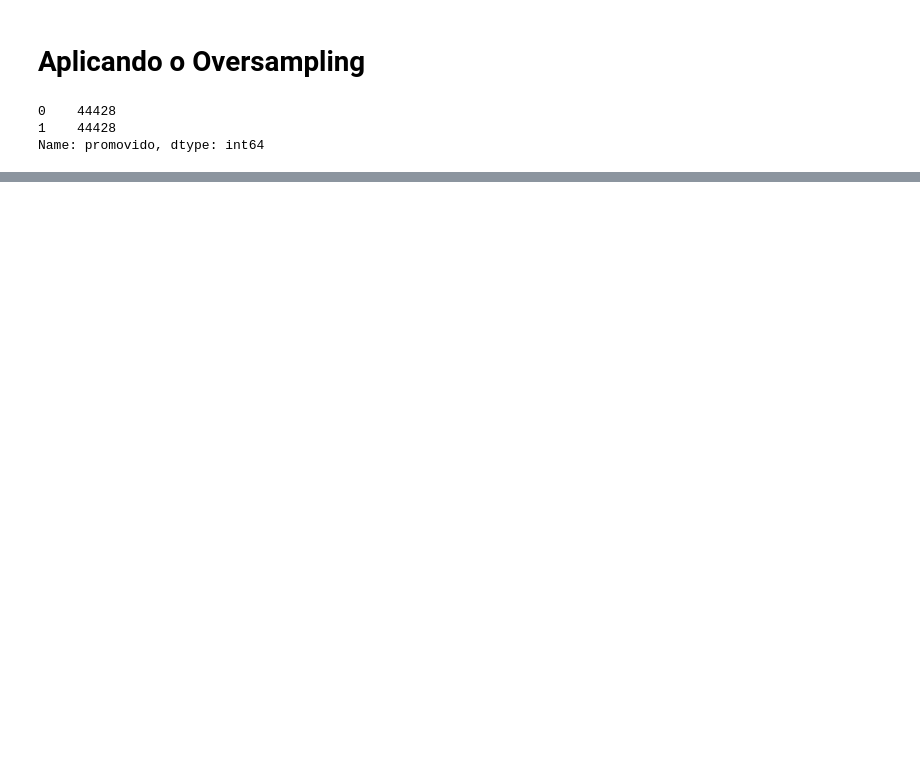
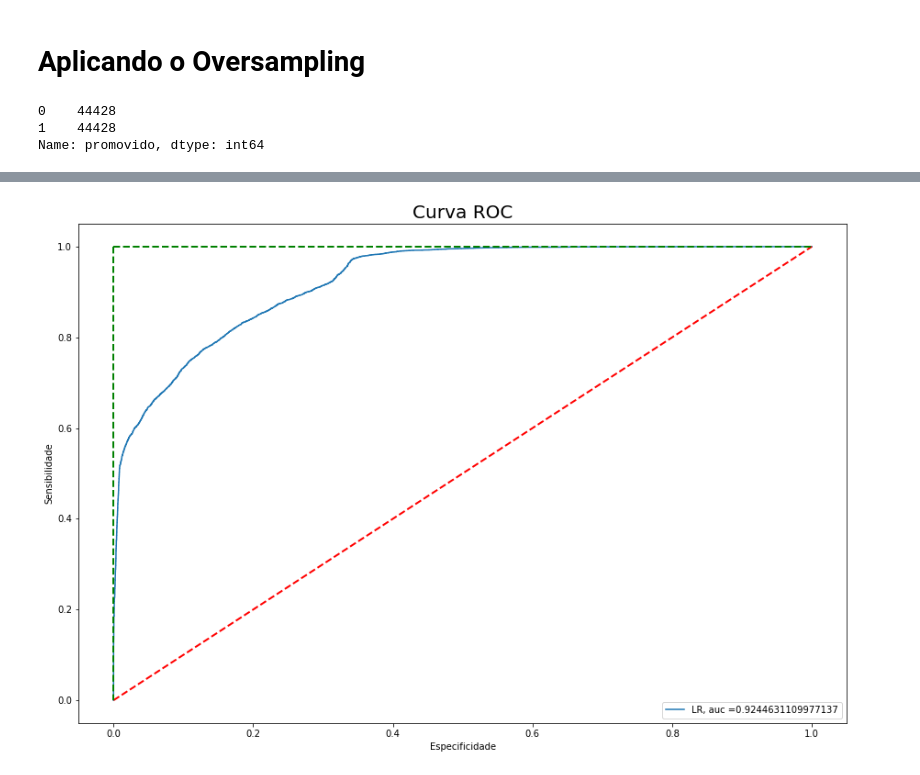
Before and after one commit to MateusSampaio1/Analise_RH, a Jupyter notebook: RH_Analysis.ipynb, the cells around one changed output, grey strips where cells are left out. Cells and saved outputs as stored; diff of their text form; code cells hidden in the pictures; blank space fills up the shorter version.

```diff
--- a/RH_Analysis.ipynb
+++ b/RH_Analysis.ipynb
@@ -356,0 +408,4 @@ A taxa de balanceamento do modelo foi de 81.49%
+# %%
+curva_roc(rfc, X_test, y_test)
+# %% [output]
+[figure, added]
```
Also changed, not shown: parts of 27 cells of this notebook, 1 other file.
